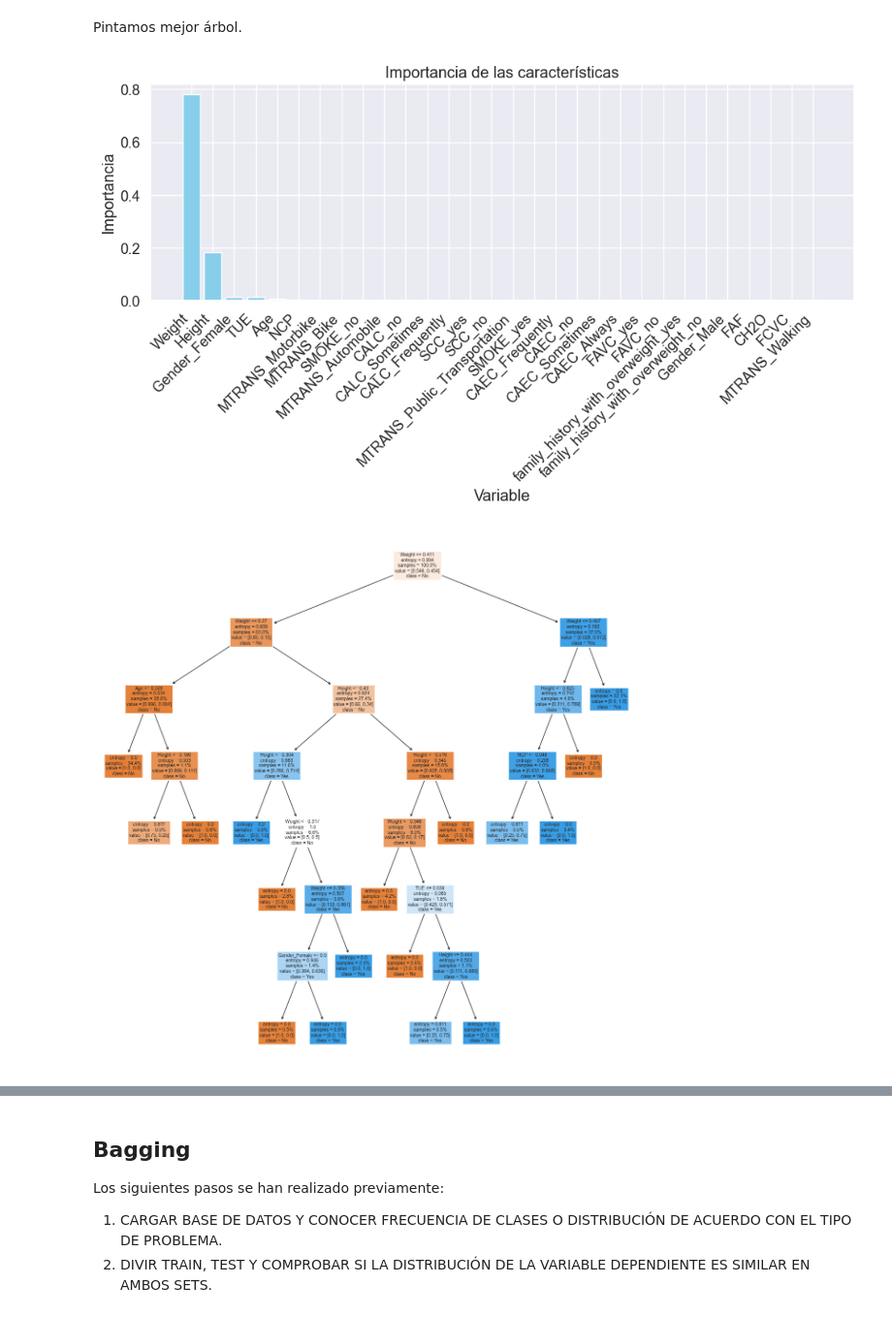
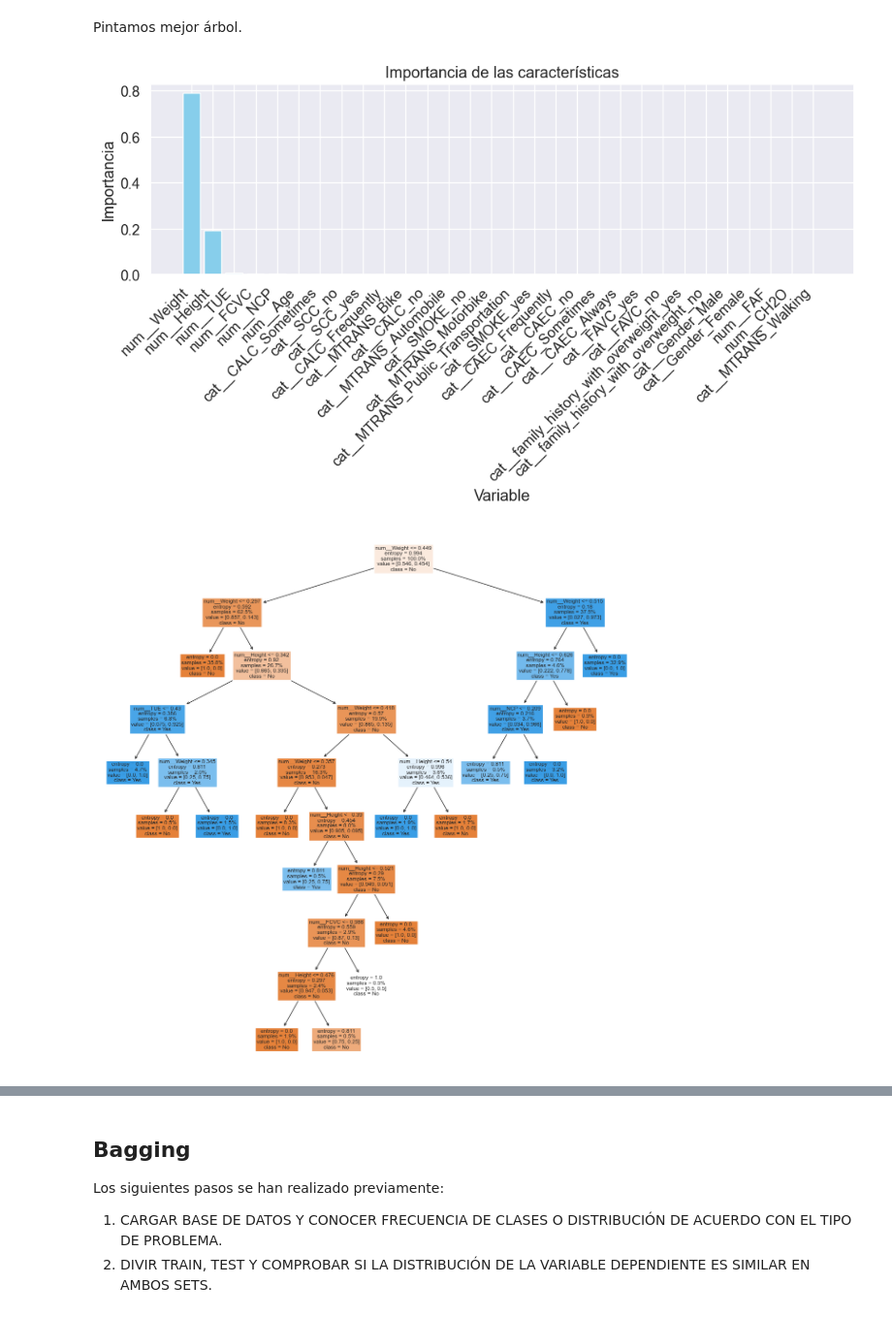
Before and after one commit to alejbormeg/MasterBigDataML-MachineLearningI, a Jupyter notebook: src/proyecto.ipynb, the cells around one changed output, grey strips where cells are left out. Shown at 97% size. Saved outputs shown, nothing was run; the diff lists cells and outputs as text; code cells hidden in the pictures.

```diff
--- a/src/proyecto.ipynb
+++ b/src/proyecto.ipynb
@@ -724,7 +808,7 @@ Pintamos mejor árbol.
 # %%
 # Asumiendo que best_tree es tu modelo entrenado
 df_importancia_c = pd.DataFrame({
-    'Variable': feature_names,  # Usa tu lista de nombres de características aquí
+    'Variable': transformed_feature_names,  # Usa tu lista de nombres de características aquí
     'Importancia': best_tree.feature_importances_
 }).sort_values(by='Importancia', ascending=False)
 
@@ -740,16 +824,16 @@ plt.tight_layout()
 # Mostrar el gráfico
 plt.show()
 # %% [output]
-[figure, old version]
+[figure, new version]
 # %%
 from sklearn.tree import plot_tree
 
 plt.figure(figsize=(15, 15))
-plot_tree(best_tree, feature_names=feature_names, class_names=['No', 'Yes'], filled=True,
+plot_tree(best_tree, feature_names=transformed_feature_names, class_names=['No', 'Yes'], filled=True,
          proportion = True)
 plt.show()
 # %% [output]
-[figure, old version]
+[figure, new version]
 # %%
 from sklearn.tree import export_text
 
```
Also changed, not shown: parts of 13 cells of this notebook, 7 other files.
